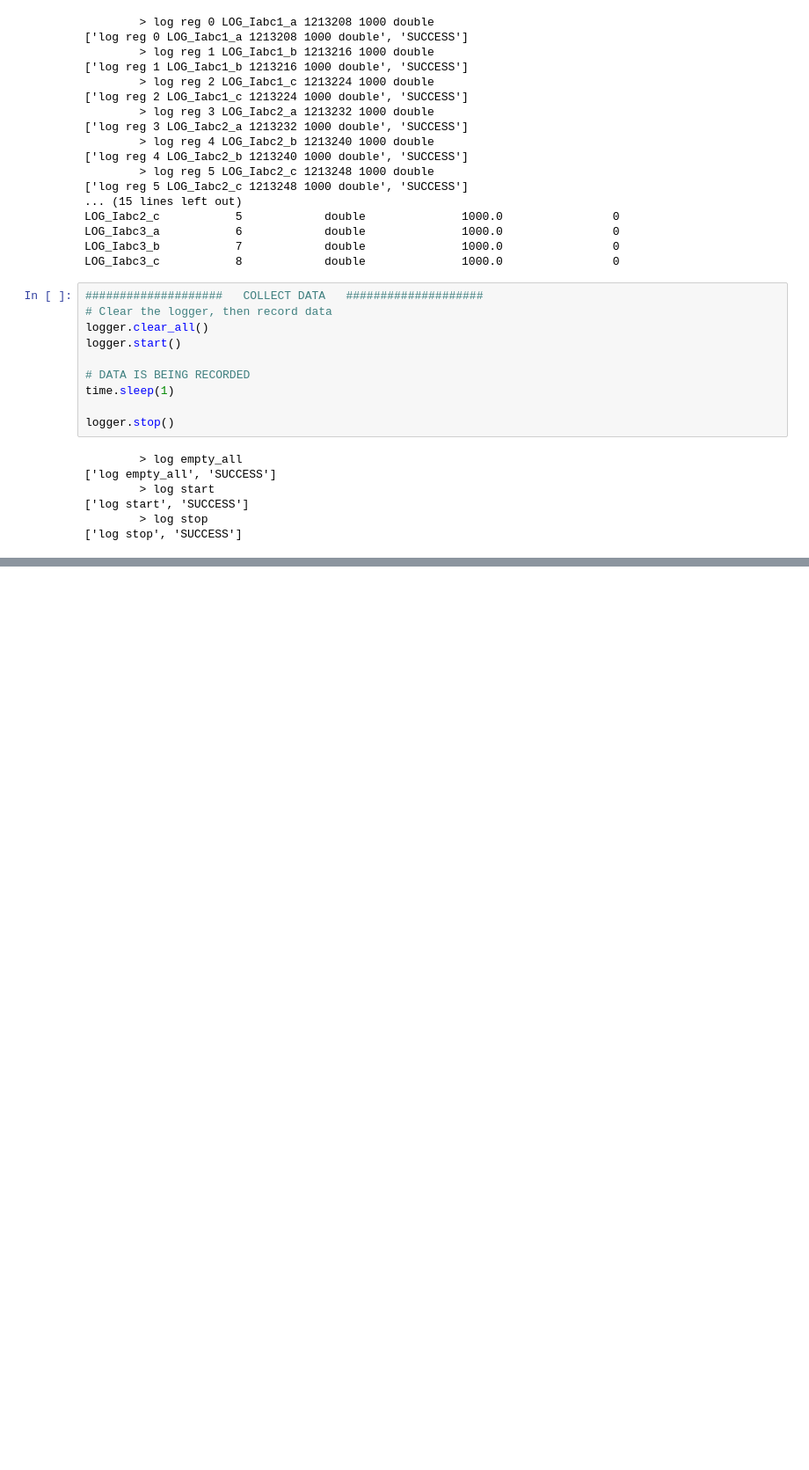
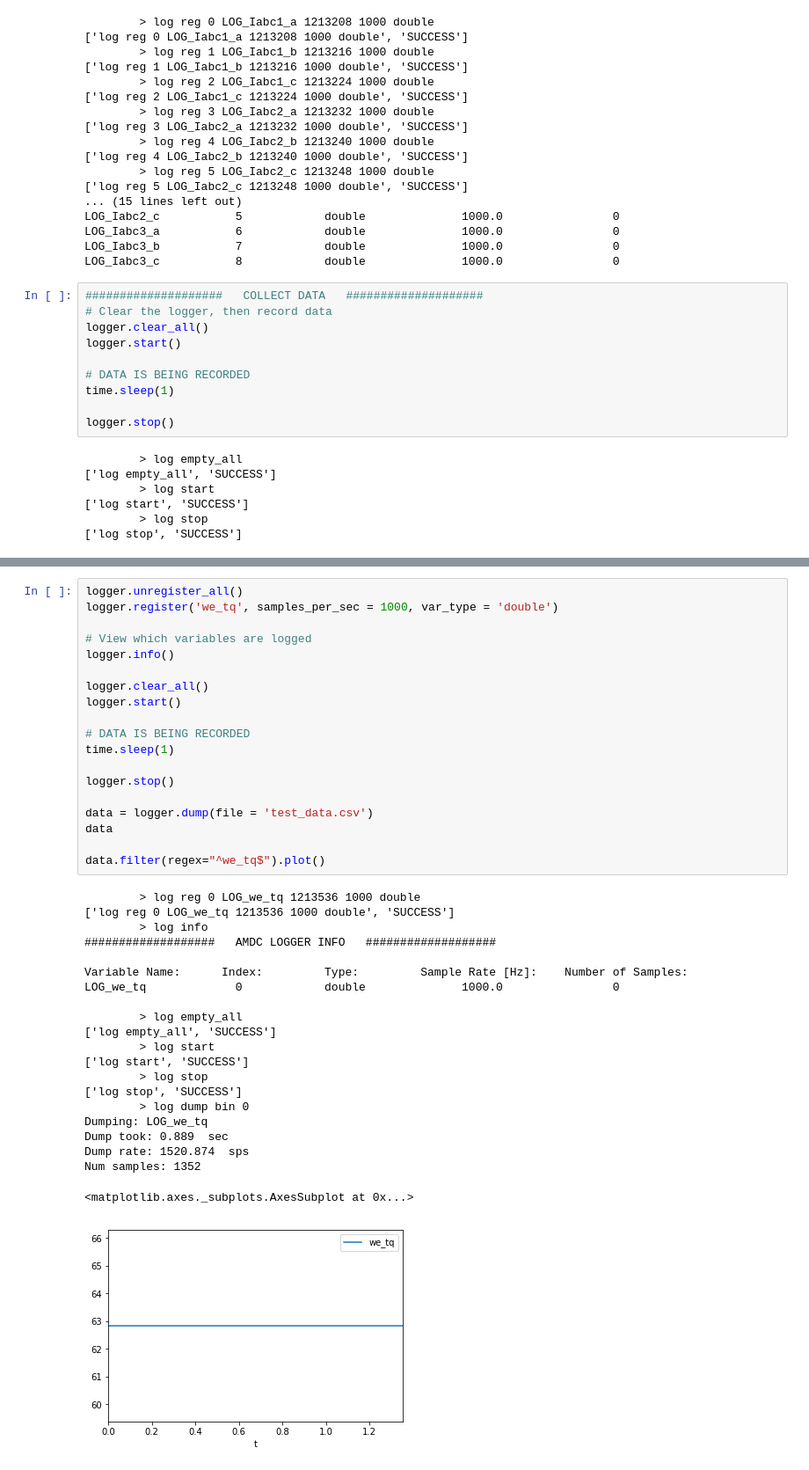
Before and after one commit to Zhouzhou377/Bearingless-Machine, a Jupyter notebook: My_C_Code/Scripts/Cabinet_test.ipynb, the cells around one changed output, grey strips where cells are left out. Shown at 88% size. Cells and saved outputs as stored; diff of their text form; blank space fills up the shorter version.

```diff
--- a/My_C_Code/Scripts/Cabinet_test.ipynb
+++ b/My_C_Code/Scripts/Cabinet_test.ipynb
@@ -408,0 +465,41 @@ Num samples: 1378
+# %%
+logger.unregister_all()
+logger.register('we_tq', samples_per_sec = 1000, var_type = 'double')
+
+# View which variables are logged
+logger.info()
+
+logger.clear_all()
+logger.start()
+
+# DATA IS BEING RECORDED
+time.sleep(1)
+
+logger.stop()
+
+data = logger.dump(file = 'test_data.csv')
+data
+
+data.filter(regex="^we_tq$").plot()
+# %% [output]
+        > log reg 0 LOG_we_tq 1213536 1000 double
+['log reg 0 LOG_we_tq 1213536 1000 double', 'SUCCESS']
+        > log info
+###################   AMDC LOGGER INFO   ###################
+
+Variable Name:      Index:         Type:         Sample Rate [Hz]:    Number of Samples:
+LOG_we_tq             0            double              1000.0                0
+
+        > log empty_all
+['log empty_all', 'SUCCESS']
+        > log start
+['log start', 'SUCCESS']
+        > log stop
+['log stop', 'SUCCESS']
+        > log dump bin 0
+Dumping: LOG_we_tq
+Dump took: 0.889  sec
+Dump rate: 1520.874  sps
+Num samples: 1352
+<matplotlib.axes._subplots.AxesSubplot at 0x...>
+[figure, added]
```
Also changed, not shown: parts of 22 cells of this notebook, 5 other files.
